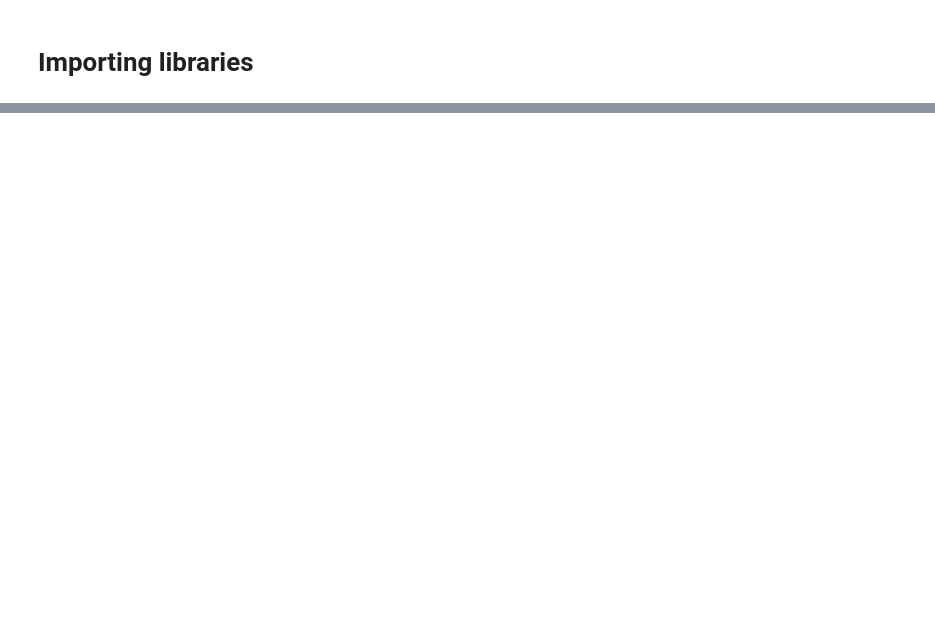
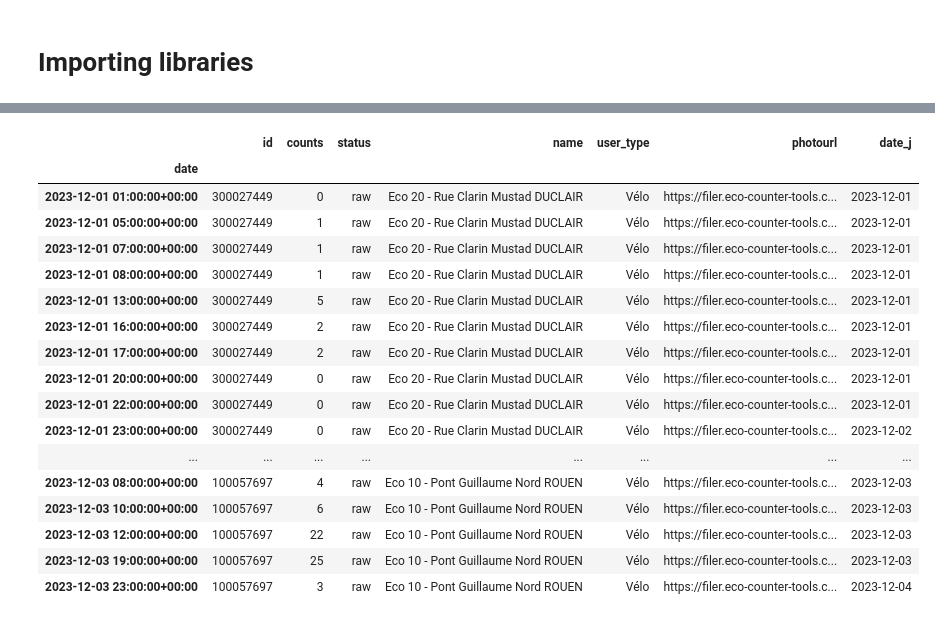
Before and after one commit to ba-talibe/OpenData-Rouen_Analysis_Project, a Jupyter notebook: data-fetching.ipynb, the cells around one changed output, grey strips where cells are left out. Drawn from its saved outputs; the diff is of its cells as text; code cells hidden in the pictures; blank space fills up the shorter version.

```diff
--- a/data-fetching.ipynb
+++ b/data-fetching.ipynb
@@ -181,0 +176,35 @@ df
+# %%
+def get_data_time_frame_as_dataframe(
+        min_date : str,
+        max_date : str,
+        limit : int = 0,
+        offset : int = 0,
+        select : str = "",
+        where  : str  = "",
+        group_by : str = "",
+        order_by : str = "",
+        refine : dict = {},
+        exclude : dict = {}):
+    start_date = datetime.fromisoformat(min_date)
+    end_date = datetime.fromisoformat(max_date)
+
+
+    assert start_date <= end_date
+
+    min_start_data = start_date.strftime("%Y-%m")
+
+
+    _, df =   get_data_as_dataframe(limit=limit, refine={"date_j":f"{min_start_data}"})
+
+    df['date'] = pd.to_datetime(df['date'])
+    df = df.set_index('date')
+    df = df.loc[min_date: max_date]
+    return df
+
+
+
+start_date = "2023-12-01"
+end_date = "2023-12-03"
+
+df = get_data_time_frame_as_dataframe(start_date, end_date, limit=0)
+df
@@ -181,0 +226,22 @@ df
+# %%
+df = get_data_time_frame_as_dataframe(start_date, end_date, limit=100)
+df
+# %% [output]
+|  | id | counts | status | name | user_type | photourl | date_j |
+| date |  |  |  |  |  |  |  |
+| 2023-12-01 01:00:00+00:00 | 300027449 | 0 | raw | Eco 20 - Rue Clarin Mustad DUCLAIR | Vélo | https://filer.eco-counter-tools.c... | 2023-12-01 |
+| 2023-12-01 05:00:00+00:00 | 300027449 | 1 | raw | Eco 20 - Rue Clarin Mustad DUCLAIR | Vélo | https://filer.eco-counter-tools.c... | 2023-12-01 |
+| 2023-12-01 07:00:00+00:00 | 300027449 | 1 | raw | Eco 20 - Rue Clarin Mustad DUCLAIR | Vélo | https://filer.eco-counter-tools.c... | 2023-12-01 |
+| 2023-12-01 08:00:00+00:00 | 300027449 | 1 | raw | Eco 20 - Rue Clarin Mustad DUCLAIR | Vélo | https://filer.eco-counter-tools.c... | 2023-12-01 |
+| 2023-12-01 13:00:00+00:00 | 300027449 | 5 | raw | Eco 20 - Rue Clarin Mustad DUCLAIR | Vélo | https://filer.eco-counter-tools.c... | 2023-12-01 |
+| 2023-12-01 16:00:00+00:00 | 300027449 | 2 | raw | Eco 20 - Rue Clarin Mustad DUCLAIR | Vélo | https://filer.eco-counter-tools.c... | 2023-12-01 |
+| 2023-12-01 17:00:00+00:00 | 300027449 | 2 | raw | Eco 20 - Rue Clarin Mustad DUCLAIR | Vélo | https://filer.eco-counter-tools.c... | 2023-12-01 |
+| 2023-12-01 20:00:00+00:00 | 300027449 | 0 | raw | Eco 20 - Rue Clarin Mustad DUCLAIR | Vélo | https://filer.eco-counter-tools.c... | 2023-12-01 |
+| 2023-12-01 22:00:00+00:00 | 300027449 | 0 | raw | Eco 20 - Rue Clarin Mustad DUCLAIR | Vélo | https://filer.eco-counter-tools.c... | 2023-12-01 |
+| 2023-12-01 23:00:00+00:00 | 300027449 | 0 | raw | Eco 20 - Rue Clarin Mustad DUCLAIR | Vélo | https://filer.eco-counter-tools.c... | 2023-12-02 |
+| ... | ... | ... | ... | ... | ... | ... | ... |
+| 2023-12-03 08:00:00+00:00 | 100057697 | 4 | raw | Eco 10 - Pont Guillaume Nord ROUEN | Vélo | https://filer.eco-counter-tools.c... | 2023-12-03 |
+| 2023-12-03 10:00:00+00:00 | 100057697 | 6 | raw | Eco 10 - Pont Guillaume Nord ROUEN | Vélo | https://filer.eco-counter-tools.c... | 2023-12-03 |
+| 2023-12-03 12:00:00+00:00 | 100057697 | 22 | raw | Eco 10 - Pont Guillaume Nord ROUEN | Vélo | https://filer.eco-counter-tools.c... | 2023-12-03 |
+| 2023-12-03 19:00:00+00:00 | 100057697 | 25 | raw | Eco 10 - Pont Guillaume Nord ROUEN | Vélo | https://filer.eco-counter-tools.c... | 2023-12-03 |
+| 2023-12-03 23:00:00+00:00 | 100057697 | 3 | raw | Eco 10 - Pont Guillaume Nord ROUEN | Vélo | https://filer.eco-counter-tools.c... | 2023-12-04 |
```
Also changed, not shown: parts of 10 cells of this notebook.
